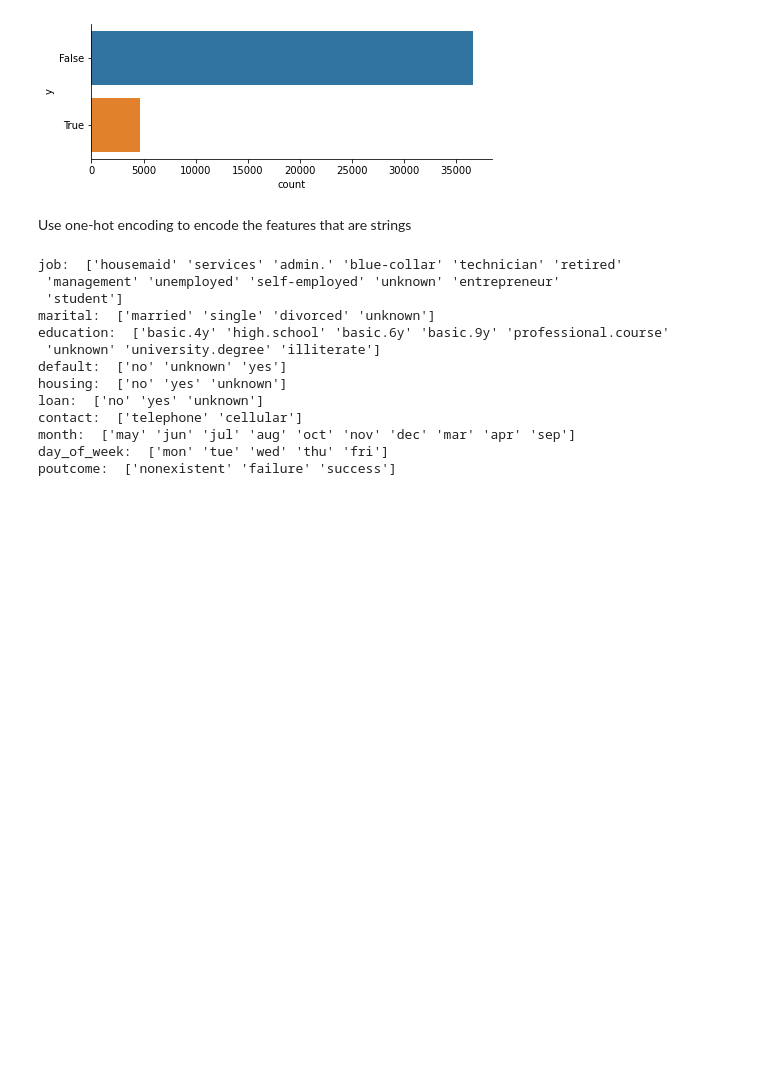
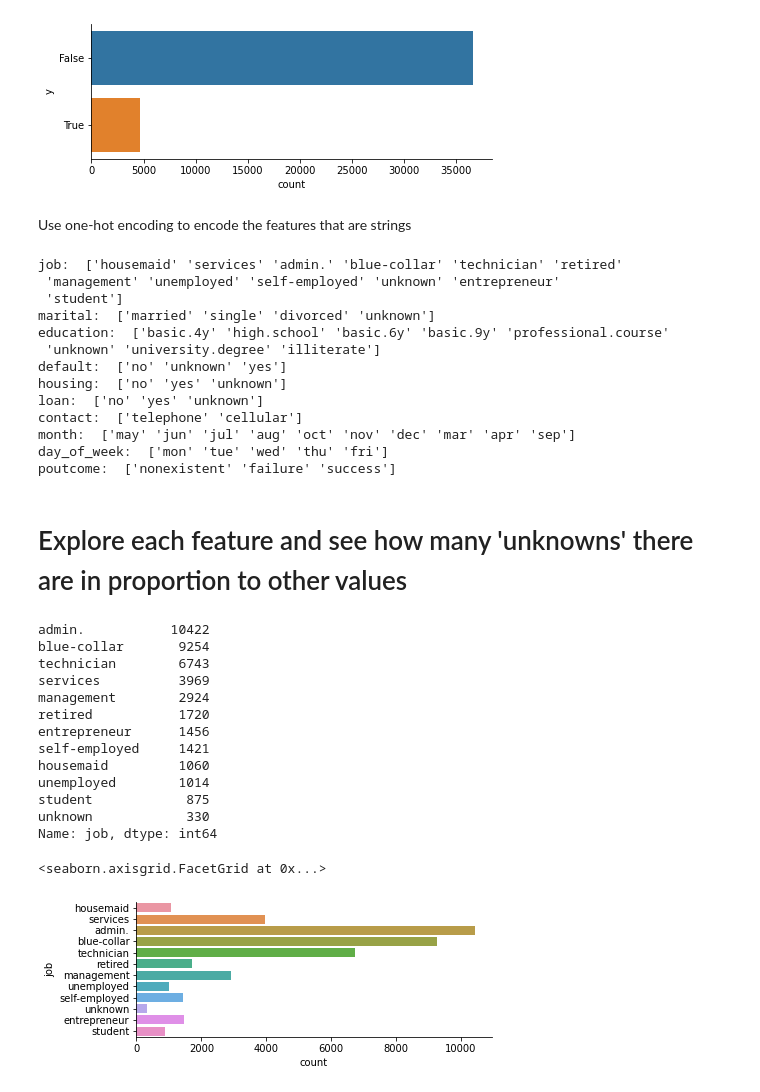
Before and after one commit to hdushan/optus_u_ai_ml_assignment, a Jupyter notebook: assignment.ipynb, the cells around one changed output. Saved outputs shown, nothing was run; the diff lists cells and outputs as text; code cells hidden in the pictures; blank space fills up the shorter version.

```diff
--- a/assignment.ipynb
+++ b/assignment.ipynb
@@ -231,3 +227,24 @@ contact:  ['telephone' 'cellular']
 month:  ['may' 'jun' 'jul' 'aug' 'oct' 'nov' 'dec' 'mar' 'apr' 'sep']
 day_of_week:  ['mon' 'tue' 'wed' 'thu' 'fri']
 poutcome:  ['nonexistent' 'failure' 'success']
+# %% [markdown]
+# Explore each feature and see how many 'unknowns' there are in proportion to other values
+# %%
+bank_dataset['job'].value_counts()
+sns.catplot(y="job", kind="count", data=bank_dataset, height=2.6, aspect=2.5, orient='h')
+# %% [output]
+admin.           10422
+blue-collar       9254
+technician        6743
+services          3969
+management        2924
+retired           1720
+entrepreneur      1456
+self-employed     1421
+housemaid         1060
+unemployed        1014
+student            875
+unknown            330
+Name: job, dtype: int64
+<seaborn.axisgrid.FacetGrid at 0x...>
+[figure, added]
```
Also changed, not shown: parts of 17 cells of this notebook.
